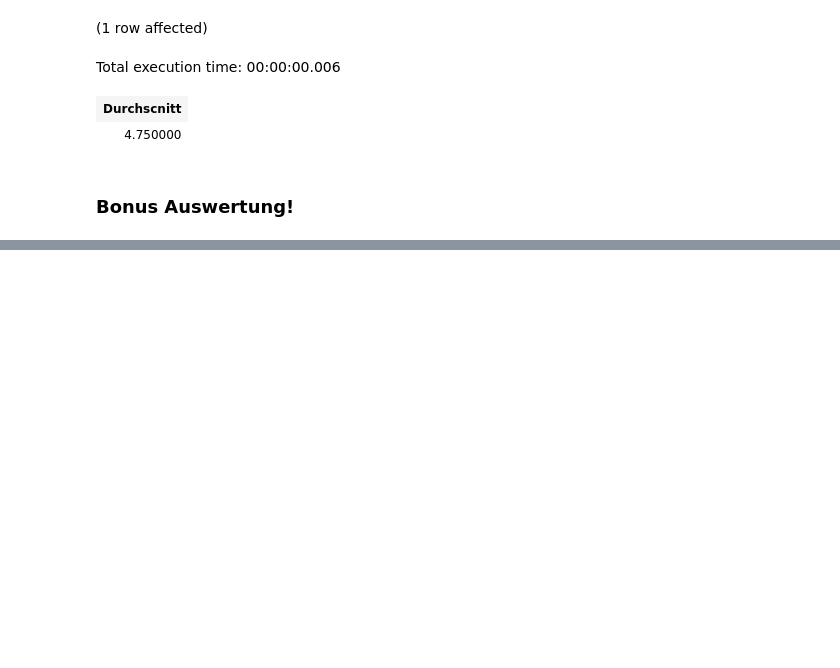
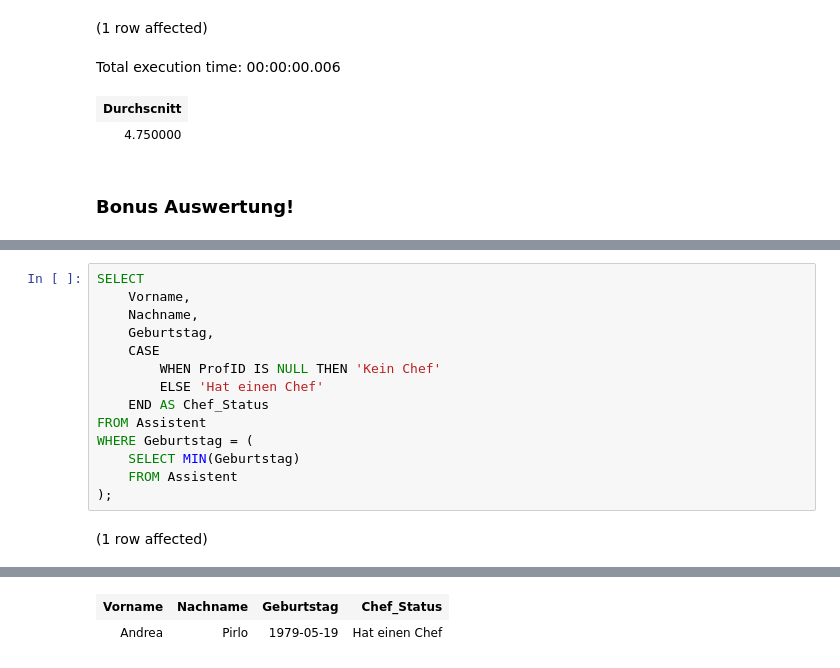
Before and after one commit to HeiligerG/DatenModelierung, a Jupyter notebook: Projektarbeit.ipynb, the cells around one changed output, grey strips where cells are left out. Cells and saved outputs as stored; diff of their text form; blank space fills up the shorter version.

```diff
--- a/Projektarbeit.ipynb
+++ b/Projektarbeit.ipynb
@@ -414,0 +428,16 @@ Total execution time: 00:00:00.006
+# %%
+SELECT
+    Vorname,
+    Nachname,
+    Geburtstag,
+    CASE
+        WHEN ProfID IS NULL THEN 'Kein Chef'
+        ELSE 'Hat einen Chef'
+    END AS Chef_Status
+FROM Assistent
+WHERE Geburtstag = (
+    SELECT MIN(Geburtstag)
+    FROM Assistent
+);
+# %% [output]
+(1 row affected)
@@ -414,0 +445,2 @@ Total execution time: 00:00:00.006
+| Vorname | Nachname | Geburtstag | Chef_Status |
+| Andrea | Pirlo | 1979-05-19 | Hat einen Chef |
```
Also changed, not shown: parts of 4 cells of this notebook.
